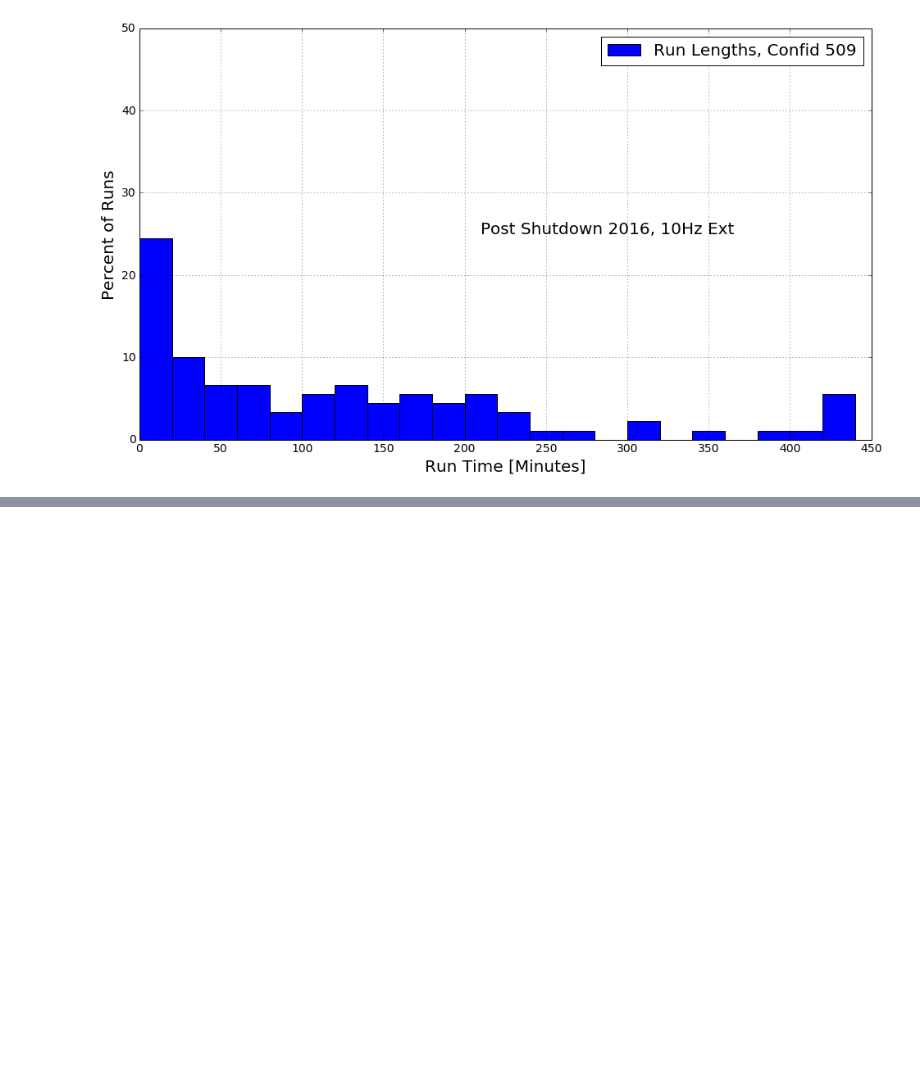
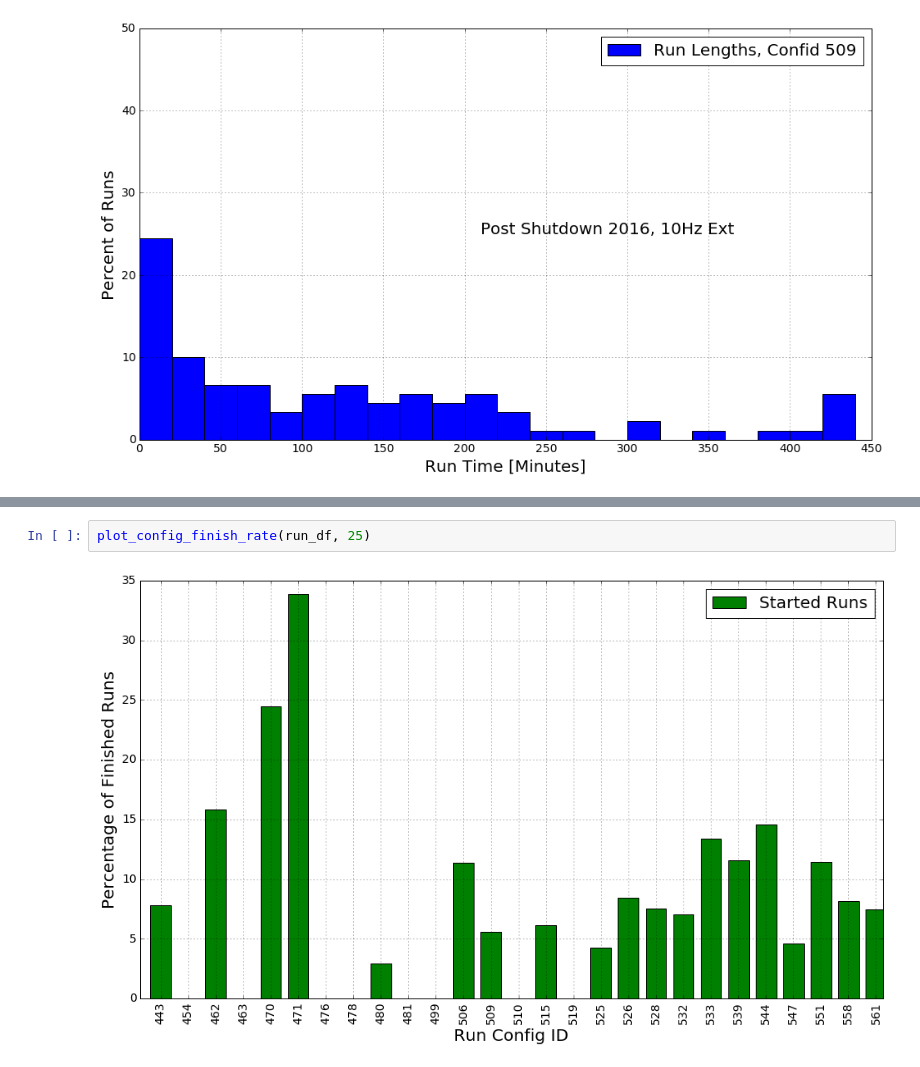
Before and after one commit to coreyjadams/DAQ-Uptime, a Jupyter notebook: DAQStability.ipynb, the cells around one changed output, grey strips where cells are left out. Saved outputs shown, nothing was run; the diff lists cells and outputs as text; blank space fills up the shorter version.

Commit message:
Add finish rate.

```diff
--- a/DAQStability.ipynb
+++ b/DAQStability.ipynb
@@ -219,0 +275,4 @@ plot_config_average_lengths(run_df, 25)
+# %%
+plot_config_finish_rate(run_df, 25)
+# %% [output]
+[figure, added]
```
Also changed, not shown: parts of 3 cells of this notebook.
